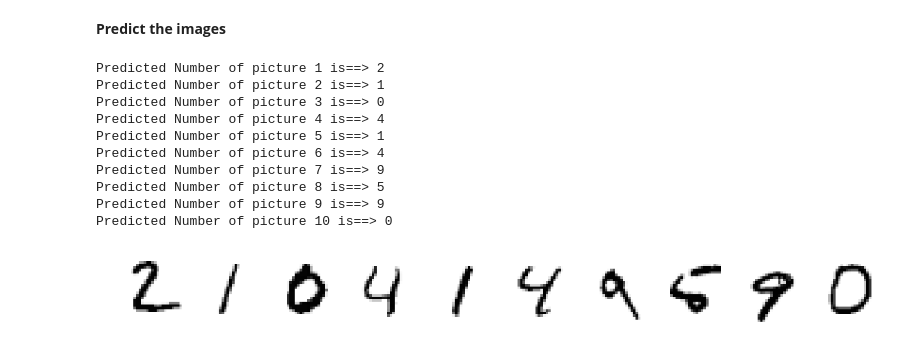
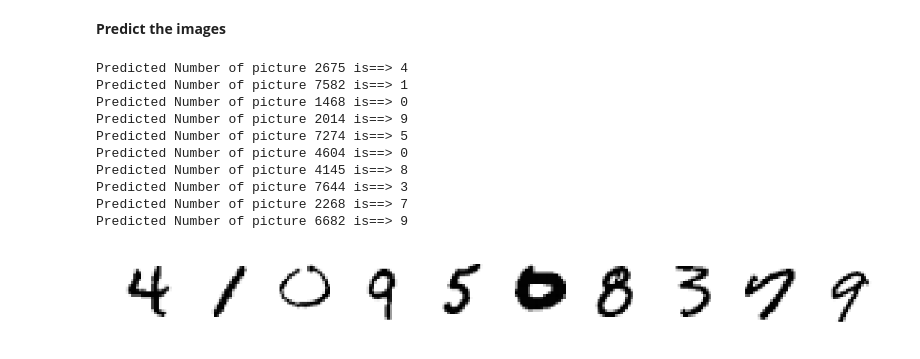
Before and after one commit to sayakgis/CSS, a Jupyter notebook: MNIST_CNN.ipynb, the cells around one changed output. Cells and saved outputs as stored; diff of their text form; code cells hidden in the pictures.

```diff
--- a/MNIST_CNN.ipynb
+++ b/MNIST_CNN.ipynb
@@ -172,22 +172,24 @@ Epoch 00030: val_acc did not improve from 0.99370
 # %%
 y_pred=model.predict(testX)
 plt.figure(figsize=(20,10))
 plt.subplots_adjust(hspace=0.1,wspace=0.1)
 
-for i in range(1,11):
-  plt.subplot(1,10,i)
+array_=np.random.randint(1,8000,11)
+
+for i,j in zip(array_,range(1,11)):
+  plt.subplot(1,10,j)
   print('Predicted Number of picture',i,'is==>',np.argmax(y_pred[i]))
   plt.imshow(np.reshape(testX[i],(28,28)))
   plt.axis('off')
 # %% [output]
-Predicted Number of picture 1 is==> 2
-Predicted Number of picture 2 is==> 1
-Predicted Number of picture 3 is==> 0
-Predicted Number of picture 4 is==> 4
-Predicted Number of picture 5 is==> 1
-Predicted Number of picture 6 is==> 4
-Predicted Number of picture 7 is==> 9
-Predicted Number of picture 8 is==> 5
-Predicted Number of picture 9 is==> 9
-Predicted Number of picture 10 is==> 0
+Predicted Number of picture 2675 is==> 4
+Predicted Number of picture 7582 is==> 1
+Predicted Number of picture 1468 is==> 0
+Predicted Number of picture 2014 is==> 9
+Predicted Number of picture 7274 is==> 5
+Predicted Number of picture 4604 is==> 0
+Predicted Number of picture 4145 is==> 8
+Predicted Number of picture 7644 is==> 3
+Predicted Number of picture 2268 is==> 7
+Predicted Number of picture 6682 is==> 9
-[figure, old version]
+[figure, new version]
```
Also changed, not shown: parts of 1 cell of this notebook.
